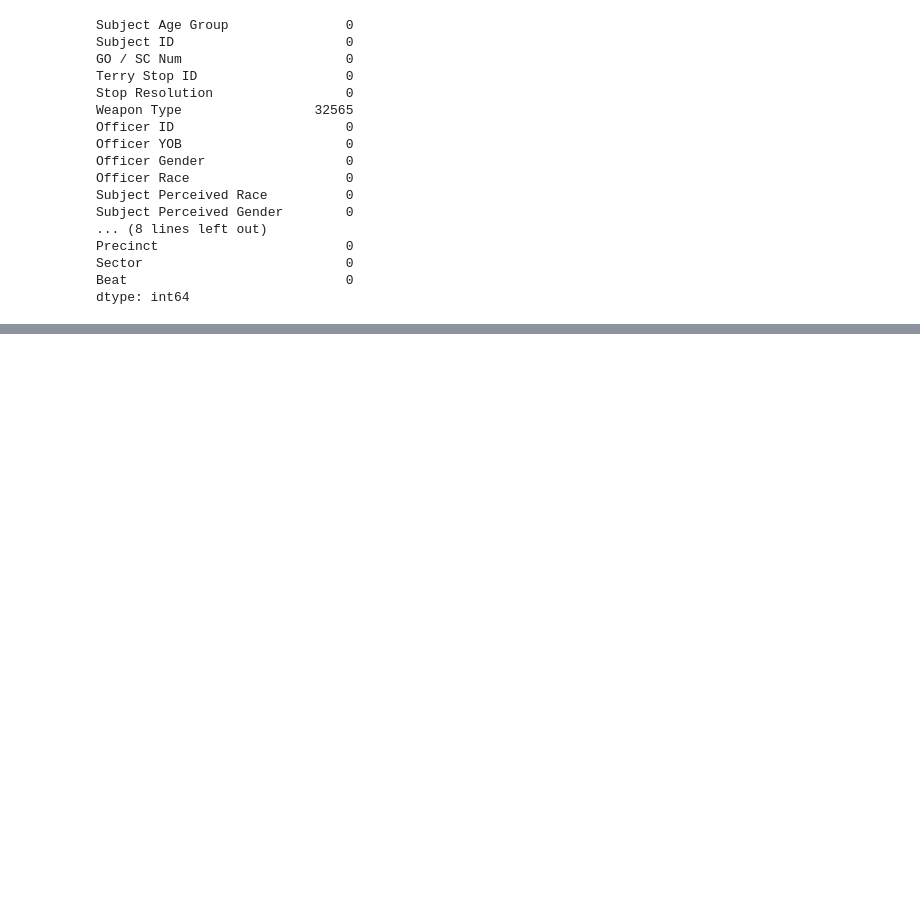
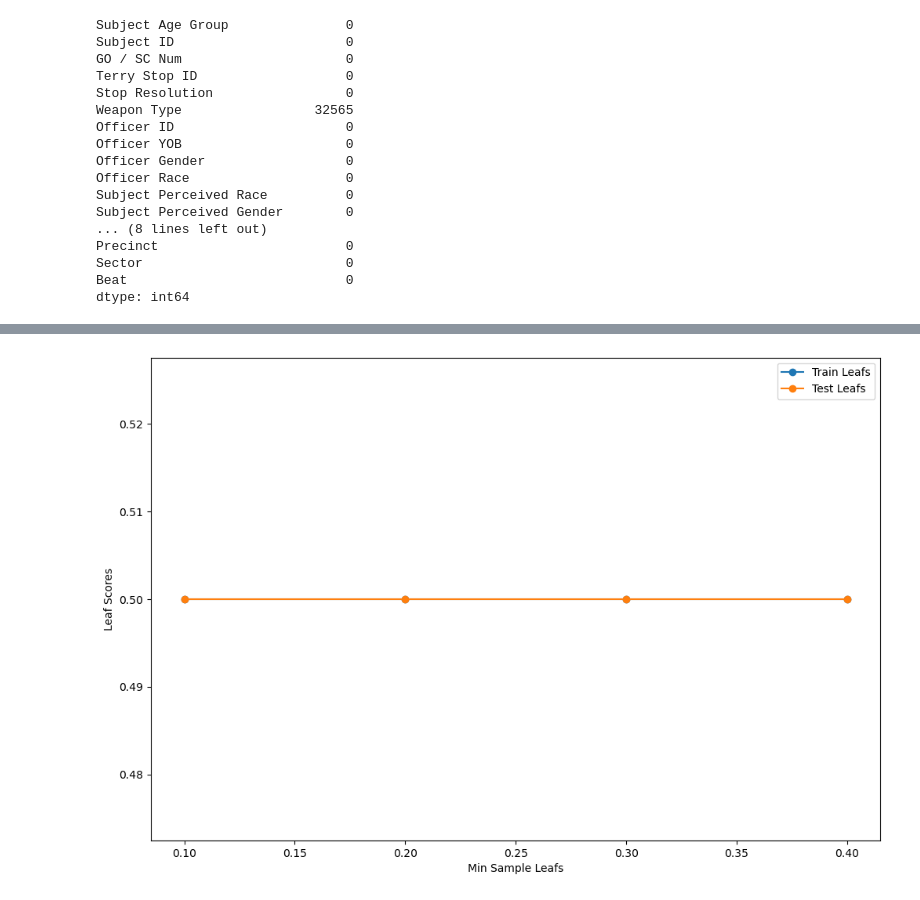
Before and after one commit to omendez930/Terry-Traffic-Stops-Phase3, a Jupyter notebook: index.ipynb, the cells around one changed output, grey strips where cells are left out. Saved outputs shown, nothing was run; the diff lists cells and outputs as text; code cells hidden in the pictures; blank space fills up the shorter version.

```diff
--- a/index.ipynb
+++ b/index.ipynb
@@ -145,0 +1096,37 @@ Length: 82, dtype: int64
+# %%
+min_sample_leafs_values2 = np.arange(0.1,0.4,0.1)
+train_auc_leafs2 = []
+test_auc_leafs2 = []
+
+for leaf in min_sample_leafs_values2:
+    #instantiate the classifier
+    clf_leaf2 = DecisionTreeClassifier(min_samples_leaf=leaf, random_state=3)
+    clf_leaf2.fit(X_train_encoded_df2, y_train_encoded_series)
+
+    y_train_leaf_pred_prob2 = clf_leaf2.predict(X_train_encoded_df2)
+    y_test_leaf_pred_prob2 = clf_leaf2.predict(X_test_encoded_df2)
+
+    # predict probabilities
+    # y_train_leaf_pred_prob = clf_leaf.predict_proba(X_train_encoded_df)[:,1]
+    # y_test_leaf_pred_prob = clf_leaf.predict_proba(X_test_encoded_df)[:,1]
+
+    # get the false positive and true positive values
+    fpr_train_leaf2, tpr_train_leaf2, _ = roc_curve(y_train_encoded_series, y_train_leaf_pred_prob2)
+    fpr_test_leaf2, tpr_test_leaf2, _ = roc_curve(y_test_encoded_series, y_test_leaf_pred_prob2)
+
+    # Get the AUC
+    train_auc_leaf2 = auc(fpr_train_leaf2, tpr_train_leaf2)
+    test_auc_leaf2 = auc(fpr_test_leaf2, tpr_test_leaf2)
+
+    train_auc_leafs2.append(train_auc_leaf2)
+    test_auc_leafs2.append(test_auc_leaf2)
+
+plt.figure(figsize=(12,8))
+plt.plot(min_sample_leafs_values2, train_auc_leafs2, label="Train Leafs", marker="o")
+plt.plot(min_sample_leafs_values2, test_auc_leafs2, label="Test Leafs", marker="o")
+plt.xlabel("Min Sample Leafs")
+plt.ylabel("Leaf Scores")
+plt.legend()
+plt.show()
+# %% [output]
+[figure, added]
```
Also changed, not shown: parts of 76 cells of this notebook.
